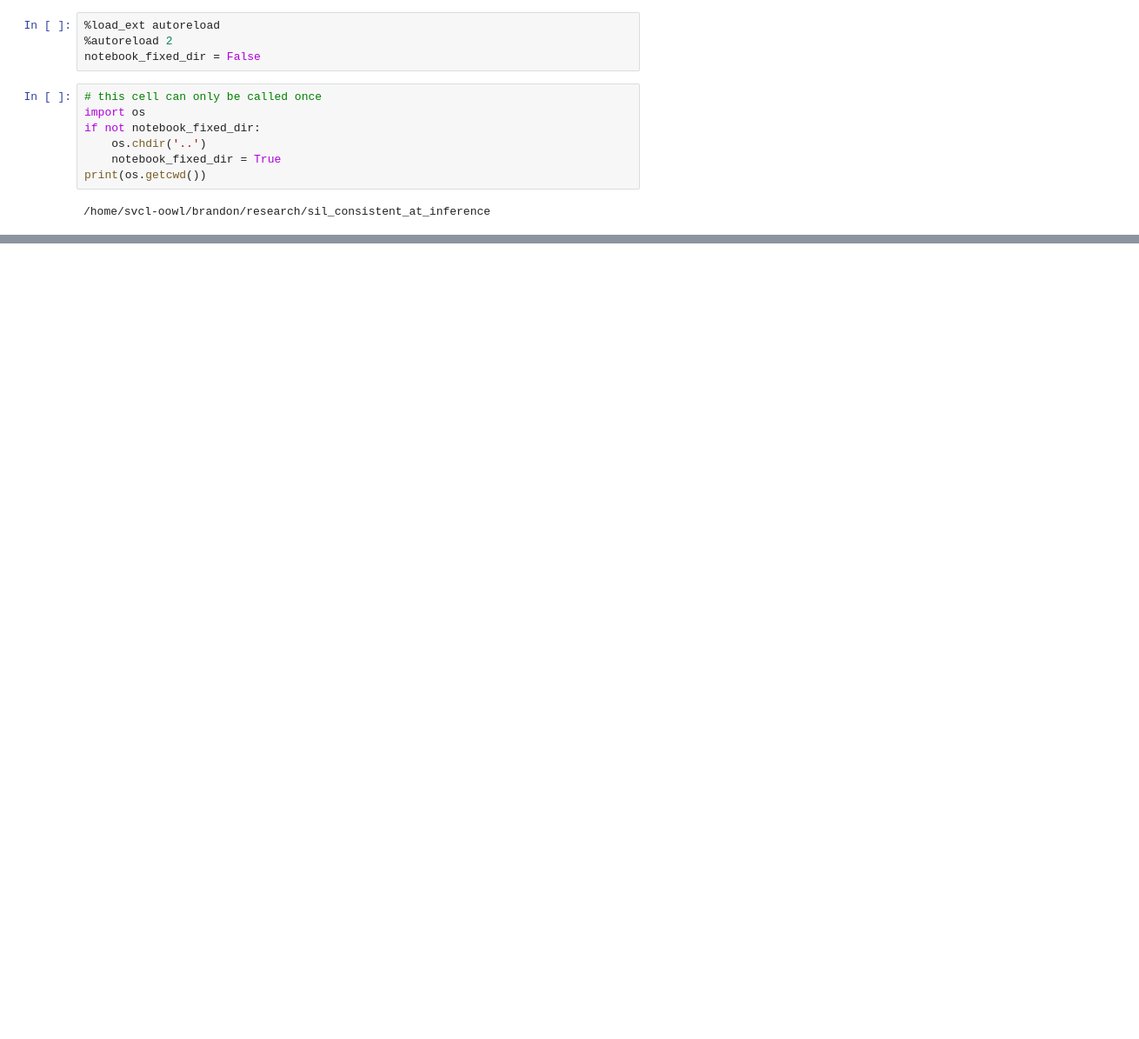
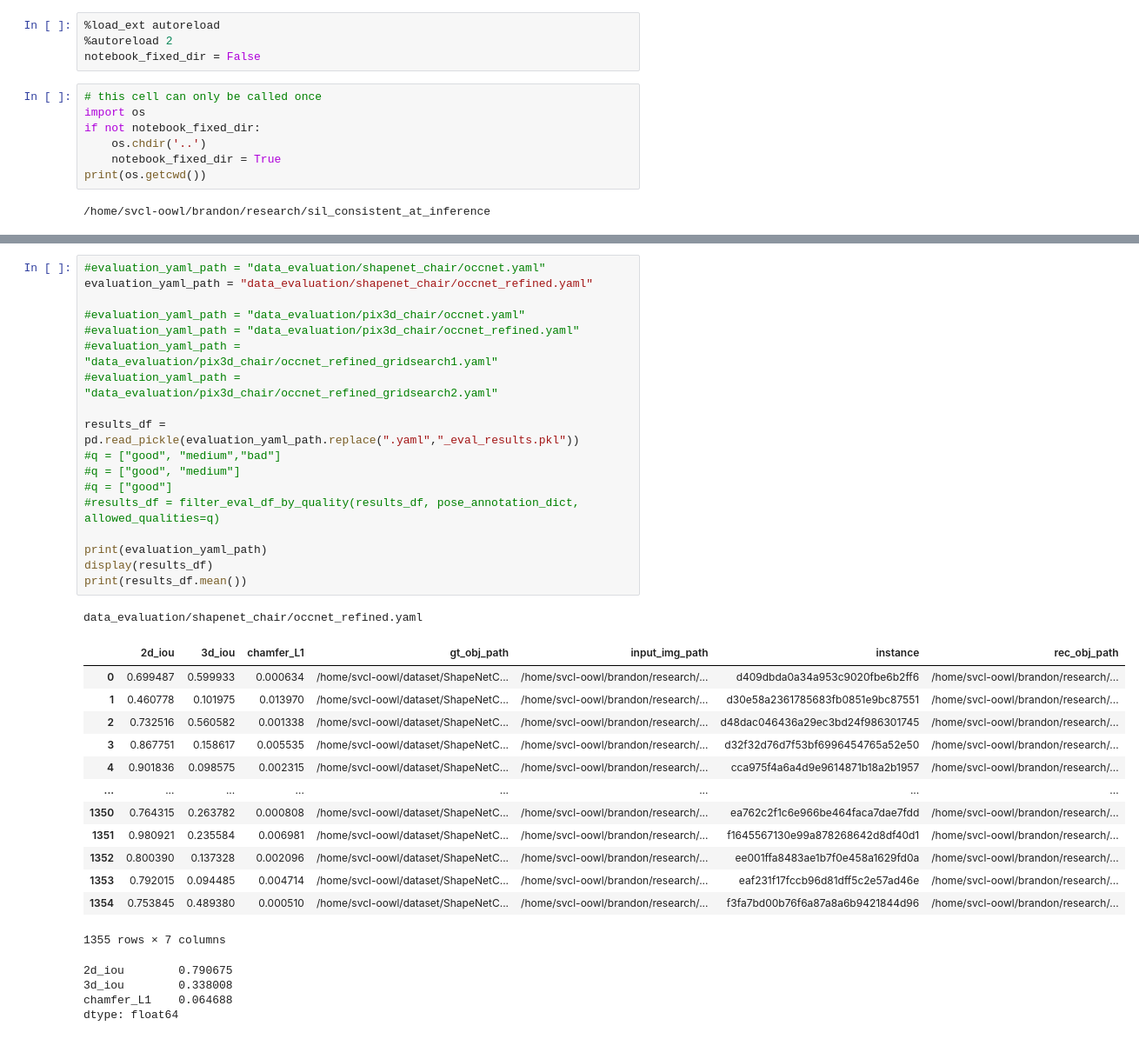
Before and after one commit to b7leung/sil_consistent_at_inference, a Jupyter notebook: notebooks/check evaluations.ipynb, the cells around one changed output, grey strips where cells are left out. Shown at 87% size. Drawn from its saved outputs; the diff is of its cells as text; blank space fills up the shorter version.

```diff
--- a/notebooks/check evaluations.ipynb
+++ b/notebooks/check evaluations.ipynb
@@ -37,3 +61,40 @@ import deformation.losses as def_losses
+# %%
+#evaluation_yaml_path = "data_evaluation/shapenet_chair/occnet.yaml"
+evaluation_yaml_path = "data_evaluation/shapenet_chair/occnet_refined.yaml"
+
+#evaluation_yaml_path = "data_evaluation/pix3d_chair/occnet.yaml"
+#evaluation_yaml_path = "data_evaluation/pix3d_chair/occnet_refined.yaml"
+#evaluation_yaml_path = "data_evaluation/pix3d_chair/occnet_refined_gridsearch1.yaml"
+#evaluation_yaml_path = "data_evaluation/pix3d_chair/occnet_refined_gridsearch2.yaml"
+
+results_df = pd.read_pickle(evaluation_yaml_path.replace(".yaml","_eval_results.pkl"))
+#q = ["good", "medium","bad"]
+#q = ["good", "medium"]
+#q = ["good"]
+#results_df = filter_eval_df_by_quality(results_df, pose_annotation_dict, allowed_qualities=q)
+
+print(evaluation_yaml_path)
+display(results_df)
+print(results_df.mean())
+# %% [output]
+data_evaluation/shapenet_chair/occnet_refined.yaml
+|  | 2d_iou | 3d_iou | chamfer_L1 | gt_obj_path | input_img_path | instance | rec_obj_path |
+| 0 | 0.699487 | 0.599933 | 0.000634 | /home/svcl-oowl/dataset/ShapeNetC... | /home/svcl-oowl/brandon/research/... | d409dbda0a34a953c9020fbe6b2ff6 | /home/svcl-oowl/brandon/research/... |
+| 1 | 0.460778 | 0.101975 | 0.013970 | /home/svcl-oowl/dataset/ShapeNetC... | /home/svcl-oowl/brandon/research/... | d30e58a2361785683fb0851e9bc87551 | /home/svcl-oowl/brandon/research/... |
+| 2 | 0.732516 | 0.560582 | 0.001338 | /home/svcl-oowl/dataset/ShapeNetC... | /home/svcl-oowl/brandon/research/... | d48dac046436a29ec3bd24f986301745 | /home/svcl-oowl/brandon/research/... |
+| 3 | 0.867751 | 0.158617 | 0.005535 | /home/svcl-oowl/dataset/ShapeNetC... | /home/svcl-oowl/brandon/research/... | d32f32d76d7f53bf6996454765a52e50 | /home/svcl-oowl/brandon/research/... |
+| 4 | 0.901836 | 0.098575 | 0.002315 | /home/svcl-oowl/dataset/ShapeNetC... | /home/svcl-oowl/brandon/research/... | cca975f4a6a4d9e9614871b18a2b1957 | /home/svcl-oowl/brandon/research/... |
+| ... | ... | ... | ... | ... | ... | ... | ... |
+| 1350 | 0.764315 | 0.263782 | 0.000808 | /home/svcl-oowl/dataset/ShapeNetC... | /home/svcl-oowl/brandon/research/... | ea762c2f1c6e966be464faca7dae7fdd | /home/svcl-oowl/brandon/research/... |
+| 1351 | 0.980921 | 0.235584 | 0.006981 | /home/svcl-oowl/dataset/ShapeNetC... | /home/svcl-oowl/brandon/research/... | f1645567130e99a878268642d8df40d1 | /home/svcl-oowl/brandon/research/... |
+| 1352 | 0.800390 | 0.137328 | 0.002096 | /home/svcl-oowl/dataset/ShapeNetC... | /home/svcl-oowl/brandon/research/... | ee001ffa8483ae1b7f0e458a1629fd0a | /home/svcl-oowl/brandon/research/... |
+| 1353 | 0.792015 | 0.094485 | 0.004714 | /home/svcl-oowl/dataset/ShapeNetC... | /home/svcl-oowl/brandon/research/... | eaf231f17fccb96d81dff5c2e57ad46e | /home/svcl-oowl/brandon/research/... |
+| 1354 | 0.753845 | 0.489380 | 0.000510 | /home/svcl-oowl/dataset/ShapeNetC... | /home/svcl-oowl/brandon/research/... | f3fa7bd00b76f6a87a8a6b9421844d96 | /home/svcl-oowl/brandon/research/... |
+1355 rows × 7 columns
+2d_iou        0.790675
+3d_iou        0.338008
+chamfer_L1    0.064688
+dtype: float64
 # %%
 #evaluation_yaml_path = "data_evaluation/shapenet_chair/occnet.yaml"
 #evaluation_yaml_path = "data_evaluation/shapenet_chair/occnet_refined.yaml"
```
Also changed, not shown: parts of 9 cells of this notebook, 14 other files.
